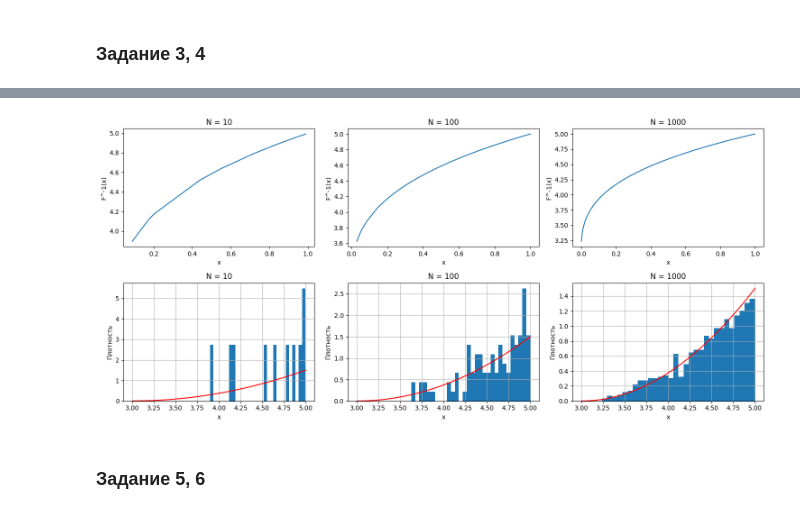
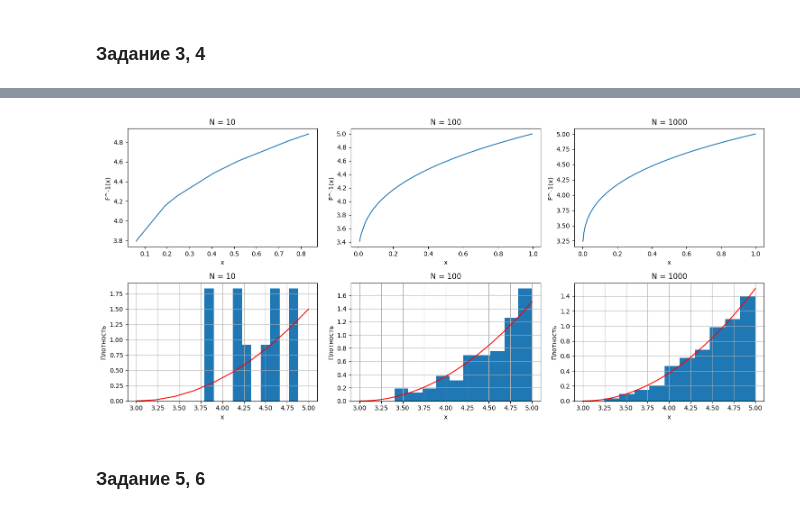
Before and after one commit to Liana2707/financial-math-ITMO, a Jupyter notebook: lab1.ipynb, the cells around one changed output, grey strips where cells are left out. Saved outputs shown, nothing was run; the diff lists cells and outputs as text; code cells hidden in the pictures.

```diff
--- a/lab1.ipynb
+++ b/lab1.ipynb
@@ -59,29 +59,29 @@ def pdf(x):
 # %%
 fig, axes = plt.subplots(2, len(n_values), figsize=(15, 7))
 for i, n in enumerate(n_values):
   uniform_samples = np.random.uniform(0, 1, n)
   transformed_samples = [F_inverse(u) for u in uniform_samples]
   uniform_samples = uniform_samples[:len(transformed_samples)]
 
   axes[0][i].plot(sorted(uniform_samples), sorted(transformed_samples))
   axes[0][i].set_title(f'N = {n}')
   axes[0][i].set_xlabel('x')
   axes[0][i].set_ylabel('F^-1(x)')
 
-  axes[1][i].hist(transformed_samples, density=True, bins=30)
+  axes[1][i].hist(transformed_samples, density=True, bins=10)
   axes[1][i].set_title(f'N = {n}')
   axes[1][i].set_xlabel('x')
   axes[1][i].set_ylabel('Плотность')
 
   x_range = np.linspace(3, 5, n)
   pdf_values = [pdf(xi) for xi in x_range]
   axes[1][i].plot(x_range, pdf_values, 'r-', label='Теоретическая p')
   axes[1][i].grid(True)
 
 plt.tight_layout()
 plt.show()
 # %% [output]
-[figure, old version]
+[figure, new version]
 # %% [markdown]
 ### Задание 5, 6
 # %%
```
Also changed, not shown: 2 other files.
